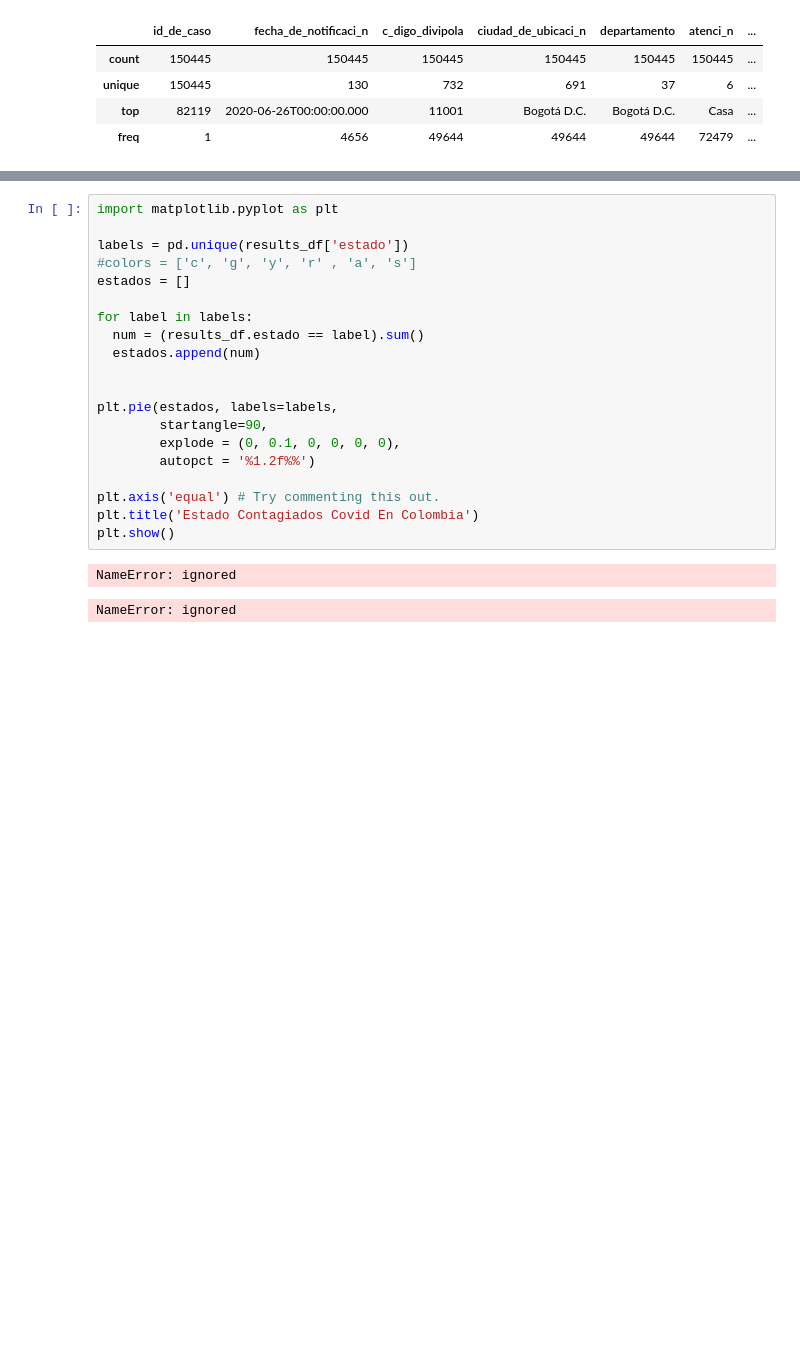
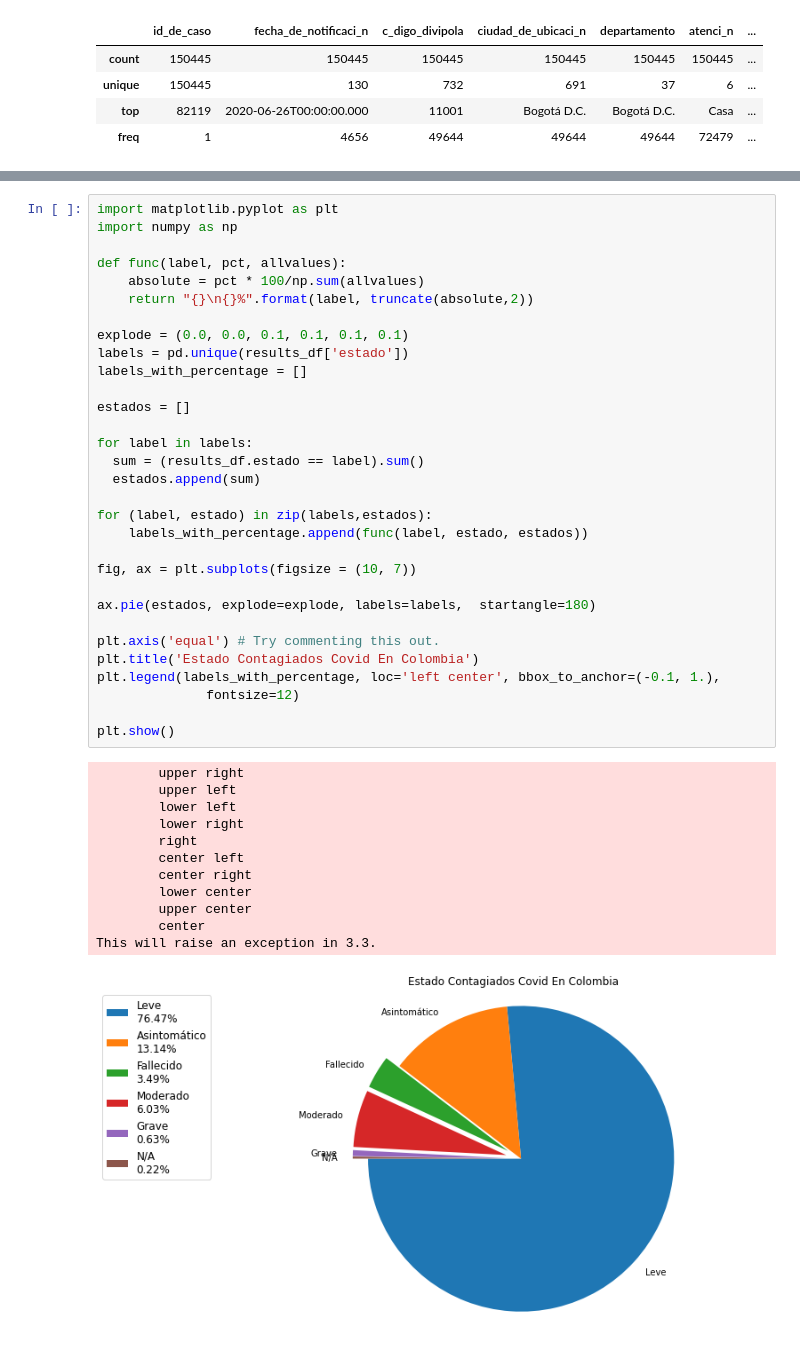
Before and after one commit to calcoach/covidStatistics, a Jupyter notebook: Statistics_covid2019.ipynb, the cells around one changed output, grey strips where cells are left out. Saved outputs shown, nothing was run; the diff lists cells and outputs as text; blank space fills up the shorter version.

```diff
--- a/Statistics_covid2019.ipynb
+++ b/Statistics_covid2019.ipynb
@@ -101,24 +101,45 @@ Barranquilla: 18748
 Atlantico: 0
 # %%
 import matplotlib.pyplot as plt
+import numpy as np
 
+def func(label, pct, allvalues):
+    absolute = pct * 100/np.sum(allvalues)
+    return "{}\n{}%".format(label, truncate(absolute,2))
+
+explode = (0.0, 0.0, 0.1, 0.1, 0.1, 0.1)
 labels = pd.unique(results_df['estado'])
-#colors = ['c', 'g', 'y', 'r' , 'a', 's']
+labels_with_percentage = []
+
 estados = []
 
 for label in labels:
-  num = (results_df.estado == label).sum()
-  estados.append(num)
+  sum = (results_df.estado == label).sum()
+  estados.append(sum)
 
+for (label, estado) in zip(labels,estados):
+    labels_with_percentage.append(func(label, estado, estados))
 
-plt.pie(estados, labels=labels,
-        startangle=90,
-        explode = (0, 0.1, 0, 0, 0, 0),
-        autopct = '%1.2f%%')
+fig, ax = plt.subplots(figsize = (10, 7))
+
+ax.pie(estados, explode=explode, labels=labels,  startangle=180)
 
 plt.axis('equal') # Try commenting this out.
 plt.title('Estado Contagiados Covid En Colombia')
+plt.legend(labels_with_percentage, loc='left center', bbox_to_anchor=(-0.1, 1.),
+              fontsize=12)
+
 plt.show()
 # %% [output]
-NameError: ignored
+        upper right
+        upper left
+        lower left
+        lower right
+        right
+        center left
+        center right
+        lower center
+        upper center
+        center
+This will raise an exception in 3.3.
-NameError: ignored
+[figure, added]
```
Also changed, not shown: parts of 4 cells of this notebook.
